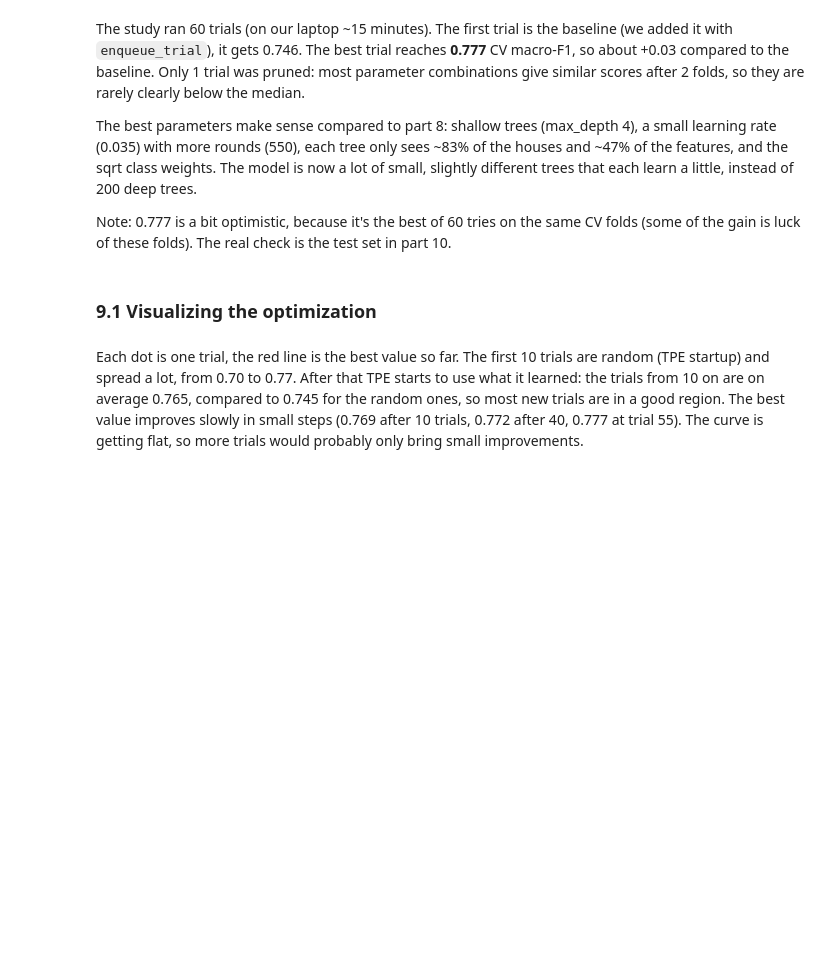
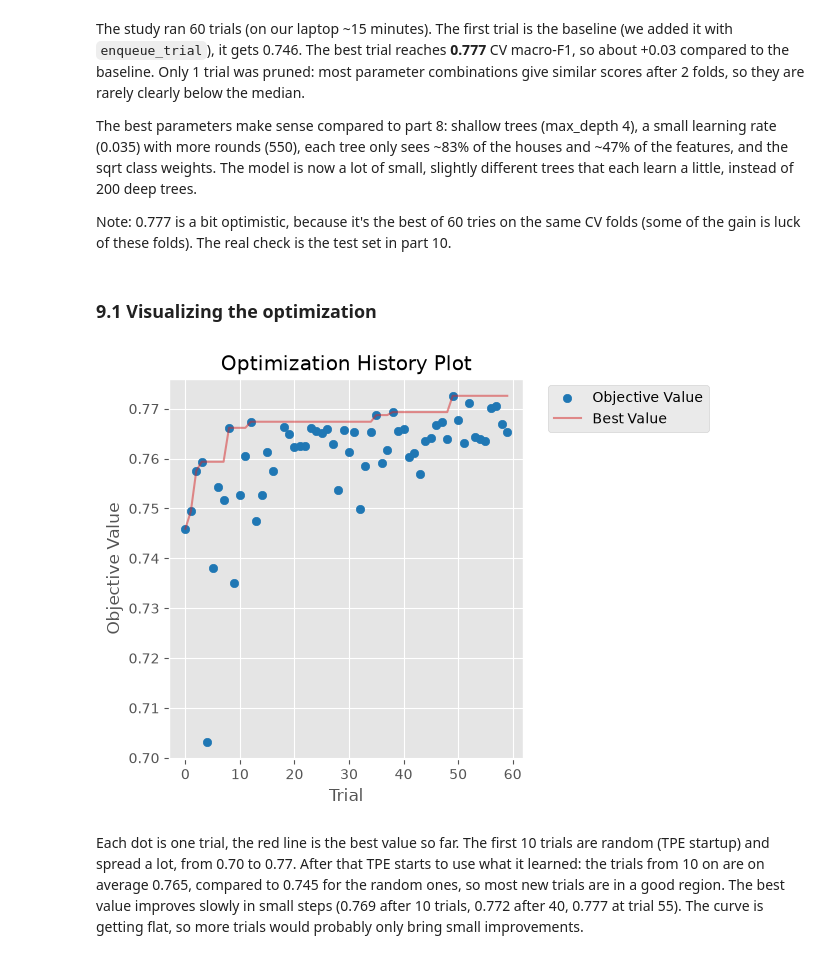
Before and after one commit to Maroscsak-Daniel/Labor-ML-, a Jupyter notebook: L2/L2_XGBoost.ipynb, the cells around one changed output. Cells and saved outputs as stored; diff of their text form; code cells hidden in the pictures; blank space fills up the shorter version.

```diff
--- a/L2_XGBoost.ipynb
+++ b/L2/L2_XGBoost.ipynb
@@ -1042,10 +1042,15 @@ of these folds). The real check is the test set in part 10.
 # %% [markdown]
 ### 9.1 Visualizing the optimization
 # %%
-from optuna.visualization import (plot_optimization_history, plot_param_importances, plot_slice,
-                                  plot_contour, plot_intermediate_values)
+from optuna.visualization.matplotlib import (plot_optimization_history, plot_param_importances, plot_slice,
+                                             plot_contour, plot_intermediate_values)
+import warnings
+warnings.filterwarnings("ignore", category=optuna.exceptions.ExperimentalWarning)
 
-plot_optimization_history(study).show()
+plot_optimization_history(study)
+plt.show()
+# %% [output]
+[figure, added]
 # %% [markdown]
 Each dot is one trial, the red line is the best value so far. The first 10 trials are random (TPE startup) and
 spread a lot, from 0.70 to 0.77. After that TPE starts to use what it learned: the trials from 10 on are on
```
Also changed, not shown: parts of 21 cells of this notebook, 11 other files.
